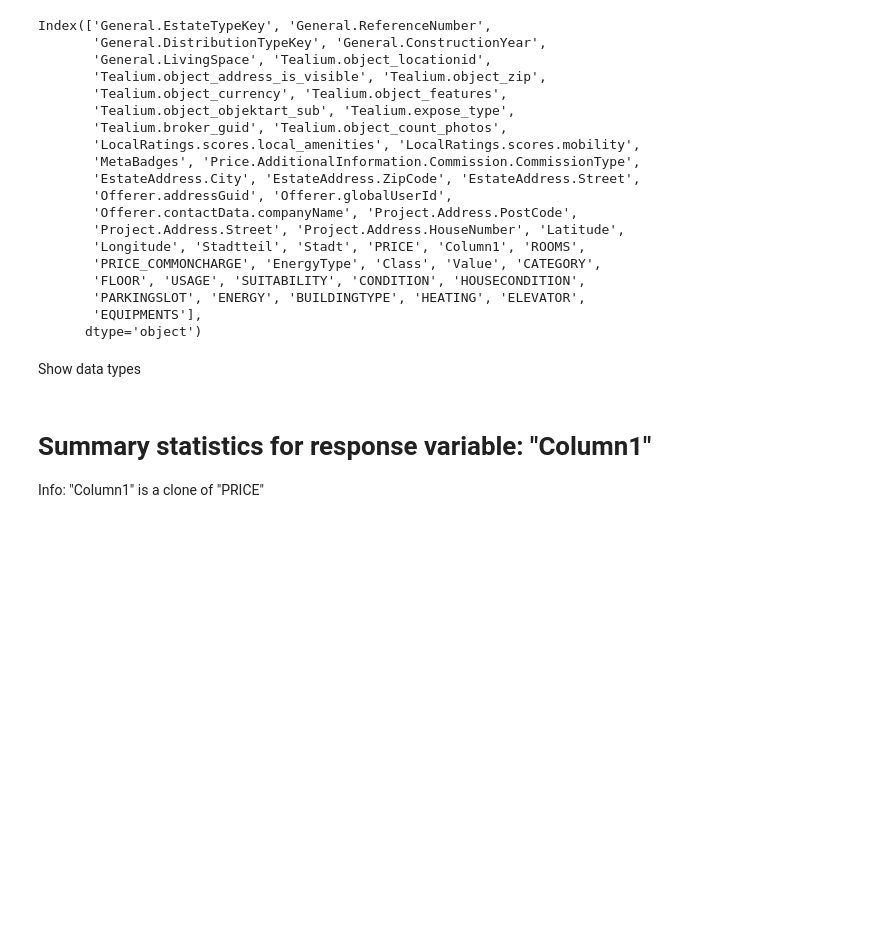
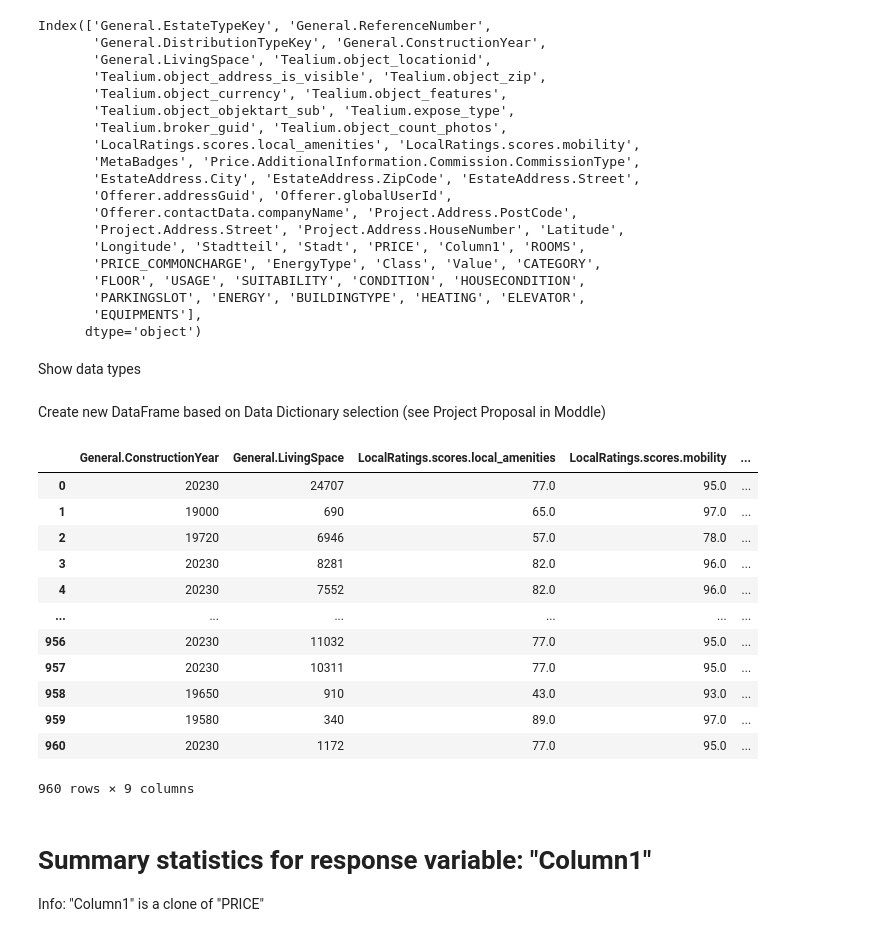
Before and after one commit to paulovfc/data-analytics-ws2324-project, a Jupyter notebook: references/project-proposal.ipynb, the cells around one changed output. Cells and saved outputs as stored; diff of their text form; code cells hidden in the pictures; blank space fills up the shorter version.

```diff
--- a/references/project-proposal.ipynb
+++ b/references/project-proposal.ipynb
@@ -138,6 +152,26 @@ Index(['General.EstateTypeKey', 'General.ReferenceNumber',
 Show data types
 # %%
 df_github.dtypes
+# %% [markdown]
+Create new DataFrame based on Data Dictionary selection (see Project Proposal in Moddle)
+# %%
+df2 = df_github[['General.ConstructionYear', 'General.LivingSpace', 'LocalRatings.scores.local_amenities', 'LocalRatings.scores.mobility', 'EstateAddress.ZipCode', 'Stadtteil', 'PRICE', 'Column1','ROOMS']].copy()
+# %%
+df2
+# %% [output]
+|  | General.ConstructionYear | General.LivingSpace | LocalRatings.scores.local_amenities | LocalRatings.scores.mobility | ... |
+| 0 | 20230 | 24707 | 77.0 | 95.0 | ... |
+| 1 | 19000 | 690 | 65.0 | 97.0 | ... |
+| 2 | 19720 | 6946 | 57.0 | 78.0 | ... |
+| 3 | 20230 | 8281 | 82.0 | 96.0 | ... |
+| 4 | 20230 | 7552 | 82.0 | 96.0 | ... |
+| ... | ... | ... | ... | ... | ... |
+| 956 | 20230 | 11032 | 77.0 | 95.0 | ... |
+| 957 | 20230 | 10311 | 77.0 | 95.0 | ... |
+| 958 | 19650 | 910 | 43.0 | 93.0 | ... |
+| 959 | 19580 | 340 | 89.0 | 97.0 | ... |
+| 960 | 20230 | 1172 | 77.0 | 95.0 | ... |
+960 rows × 9 columns
 # %% [markdown]
 # Summary statistics for response variable: "Column1"
 Info: "Column1" is a clone of "PRICE"
```
Also changed, not shown: parts of 6 cells of this notebook.
